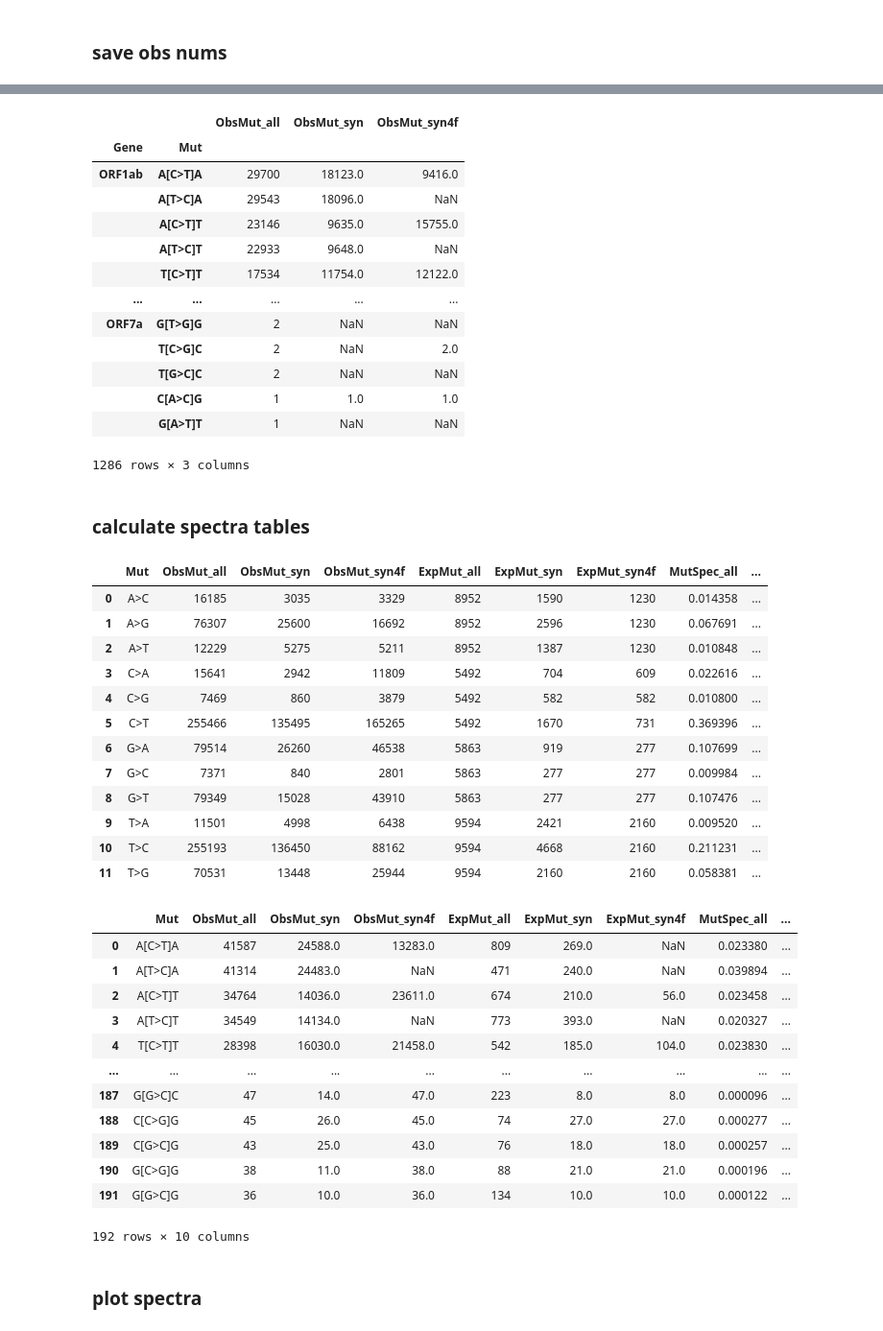
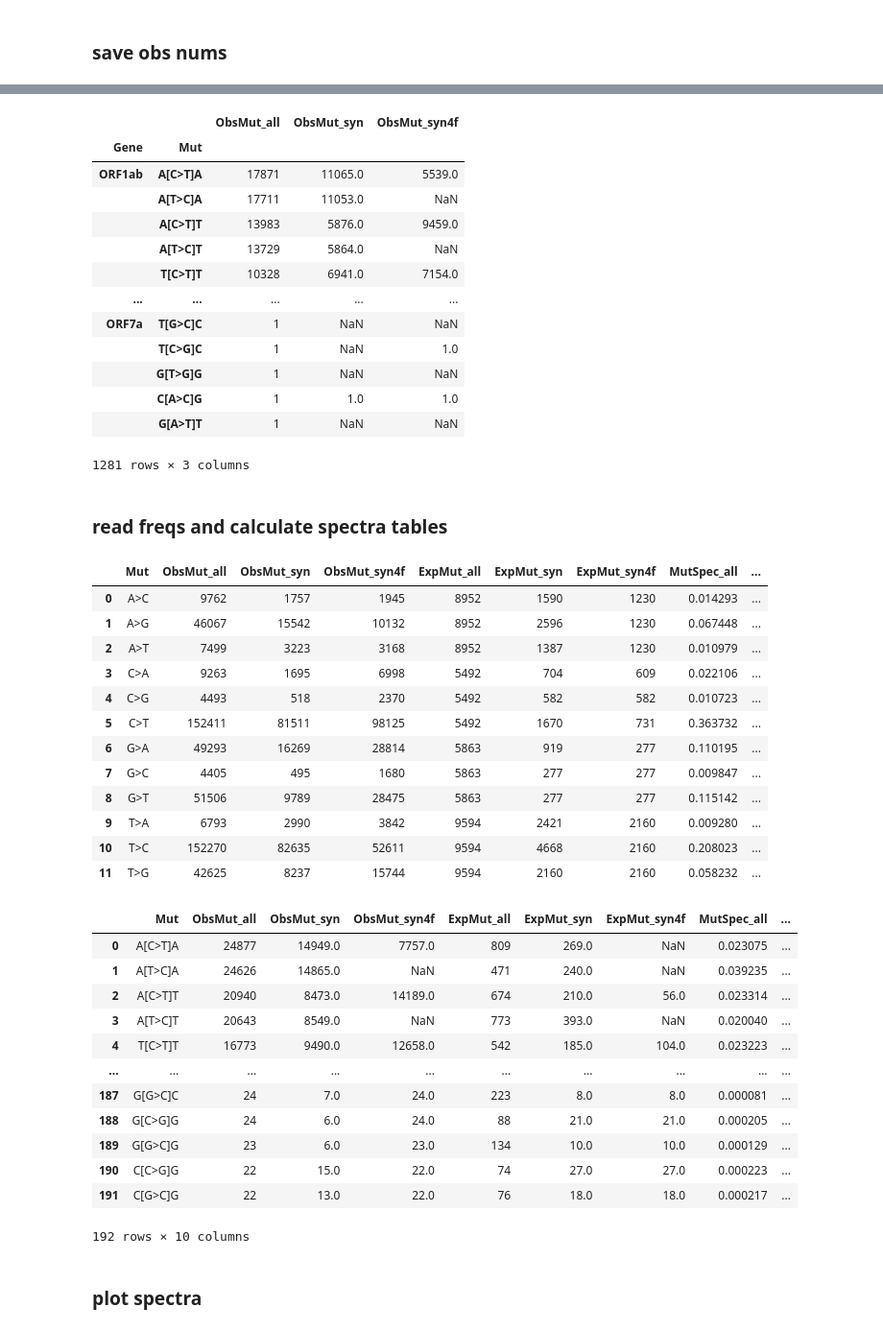
Before and after one commit to mitoclub/RNAViralMutSpec, a Jupyter notebook: notebooks/13.mutspec_verification.ipynb, the cells around one changed output, grey strips where cells are left out. Shown at 96% size. Saved outputs shown, nothing was run; the diff lists cells and outputs as text; code cells hidden in the pictures.

```diff
--- a/notebooks/13.mutspec_verification.ipynb
+++ b/notebooks/13.mutspec_verification.ipynb
@@ -359,73 +359,73 @@ for g in long_genes.index:
     dd2.append(gobs_df.reset_index().set_index(['Gene', 'Mut']))
 
 genes_obs_df = pd.concat(dd2)
-genes_obs_df.to_csv('../data/observed_mutations_genes192.csv')
+genes_obs_df.to_csv('../data/spectra_verification/observed_mutations_genes192leaves.csv')
 genes_obs_df
 # %% [output]
 |  |  | ObsMut_all | ObsMut_syn | ObsMut_syn4f |
 | Gene | Mut |  |  |  |
-| ORF1ab | A[C>T]A | 29700 | 18123.0 | 9416.0 |
-|  | A[T>C]A | 29543 | 18096.0 | NaN |
-|  | A[C>T]T | 23146 | 9635.0 | 15755.0 |
-|  | A[T>C]T | 22933 | 9648.0 | NaN |
-|  | T[C>T]T | 17534 | 11754.0 | 12122.0 |
+| ORF1ab | A[C>T]A | 17871 | 11065.0 | 5539.0 |
+|  | A[T>C]A | 17711 | 11053.0 | NaN |
+|  | A[C>T]T | 13983 | 5876.0 | 9459.0 |
+|  | A[T>C]T | 13729 | 5864.0 | NaN |
+|  | T[C>T]T | 10328 | 6941.0 | 7154.0 |
 | ... | ... | ... | ... | ... |
-| ORF7a | G[T>G]G | 2 | NaN | NaN |
-|  | T[C>G]C | 2 | NaN | 2.0 |
-|  | T[G>C]C | 2 | NaN | NaN |
+| ORF7a | T[G>C]C | 1 | NaN | NaN |
+|  | T[C>G]C | 1 | NaN | 1.0 |
+|  | G[T>G]G | 1 | NaN | NaN |
 |  | C[A>C]G | 1 | 1.0 | 1.0 |
 |  | G[A>T]T | 1 | NaN | NaN |
-1286 rows × 3 columns
+1281 rows × 3 columns
 # %% [markdown]
-### calculate spectra tables
+### read freqs and calculate spectra tables
 # %%
-obs12 = pd.read_csv('../data/observed_mutations_full_genome12.csv')
-exp12 = pd.read_csv('../data/expexted_mutations_full_genome12.csv')
+obs12 = pd.read_csv('../data/spectra_verification/observed_mutations_full_genome12leaves.csv')
+exp12 = pd.read_csv('../data/spectra_verification/expexted_mutations_full_genome12.csv')
 exp12['sbs12'] = exp12['sbs12'].str.replace('U', 'T')
 ms12 = pd.merge(obs12, exp12, on='sbs12')
 ms12.rename(columns={'sbs12':'Mut'}, inplace=True)
 for mt in ['all', 'syn', 'syn4f']:
     ms12[f'MutSpec_{mt}'] = ms12[f'ObsMut_{mt}'] / ms12[f'ExpMut_{mt}']
     ms12[f'MutSpec_{mt}'] = ms12[f'MutSpec_{mt}'] / ms12[f'MutSpec_{mt}'].sum()
-ms12.to_csv('../data/spectra12.csv', index=False)
+ms12.to_csv('../data/spectra_verification/spectra12leaves.csv', index=False)
 ms12
 # %% [output]
 |  | Mut | ObsMut_all | ObsMut_syn | ObsMut_syn4f | ExpMut_all | ExpMut_syn | ExpMut_syn4f | MutSpec_all | ... |
-| 0 | A>C | 16185 | 3035 | 3329 | 8952 | 1590 | 1230 | 0.014358 | ... |
-| 1 | A>G | 76307 | 25600 | 16692 | 8952 | 2596 | 1230 | 0.067691 | ... |
-| 2 | A>T | 12229 | 5275 | 5211 | 8952 | 1387 | 1230 | 0.010848 | ... |
-| 3 | C>A | 15641 | 2942 | 11809 | 5492 | 704 | 609 | 0.022616 | ... |
-| 4 | C>G | 7469 | 860 | 3879 | 5492 | 582 | 582 | 0.010800 | ... |
-| 5 | C>T | 255466 | 135495 | 165265 | 5492 | 1670 | 731 | 0.369396 | ... |
-| 6 | G>A | 79514 | 26260 | 46538 | 5863 | 919 | 277 | 0.107699 | ... |
-| 7 | G>C | 7371 | 840 | 2801 | 5863 | 277 | 277 | 0.009984 | ... |
-| 8 | G>T | 79349 | 15028 | 43910 | 5863 | 277 | 277 | 0.107476 | ... |
-| 9 | T>A | 11501 | 4998 | 6438 | 9594 | 2421 | 2160 | 0.009520 | ... |
-| 10 | T>C | 255193 | 136450 | 88162 | 9594 | 4668 | 2160 | 0.211231 | ... |
-| 11 | T>G | 70531 | 13448 | 25944 | 9594 | 2160 | 2160 | 0.058381 | ... |
+| 0 | A>C | 9762 | 1757 | 1945 | 8952 | 1590 | 1230 | 0.014293 | ... |
+| 1 | A>G | 46067 | 15542 | 10132 | 8952 | 2596 | 1230 | 0.067448 | ... |
+| 2 | A>T | 7499 | 3223 | 3168 | 8952 | 1387 | 1230 | 0.010979 | ... |
+| 3 | C>A | 9263 | 1695 | 6998 | 5492 | 704 | 609 | 0.022106 | ... |
+| 4 | C>G | 4493 | 518 | 2370 | 5492 | 582 | 582 | 0.010723 | ... |
+| 5 | C>T | 152411 | 81511 | 98125 | 5492 | 1670 | 731 | 0.363732 | ... |
+| 6 | G>A | 49293 | 16269 | 28814 | 5863 | 919 | 277 | 0.110195 | ... |
+| 7 | G>C | 4405 | 495 | 1680 | 5863 | 277 | 277 | 0.009847 | ... |
+| 8 | G>T | 51506 | 9789 | 28475 | 5863 | 277 | 277 | 0.115142 | ... |
+| 9 | T>A | 6793 | 2990 | 3842 | 9594 | 2421 | 2160 | 0.009280 | ... |
+| 10 | T>C | 152270 | 82635 | 52611 | 9594 | 4668 | 2160 | 0.208023 | ... |
+| 11 | T>G | 42625 | 8237 | 15744 | 9594 | 2160 | 2160 | 0.058232 | ... |
 # %%
-obs192 = pd.read_csv('../data/observed_mutations_full_genome192.csv')
-exp192 = pd.read_csv('../data/expexted_mutations_full_genome192.csv')
+obs192 = pd.read_csv('../data/spectra_verification/observed_mutations_full_genome192leaves.csv')
+exp192 = pd.read_csv('../data/spectra_verification/expexted_mutations_full_genome192.csv')
 exp192['Mut'] = exp192['Mut'].str.replace('U', 'T')
 ms192 = pd.merge(obs192, exp192, on='Mut')
 for mt in ['all', 'syn', 'syn4f']:
     ms192[f'MutSpec_{mt}'] = ms192[f'ObsMut_{mt}'] / ms192[f'ExpMut_{mt}']
     ms192[f'MutSpec_{mt}'] = ms192[f'MutSpec_{mt}'] / ms192[f'MutSpec_{mt}'].sum()
-ms192.to_csv('../data/spectra192.csv', index=False)
+ms192.to_csv('../data/spectra_verification/spectra192leaves.csv', index=False)
 ms192
 # %% [output]
 |  | Mut | ObsMut_all | ObsMut_syn | ObsMut_syn4f | ExpMut_all | ExpMut_syn | ExpMut_syn4f | MutSpec_all | ... |
-| 0 | A[C>T]A | 41587 | 24588.0 | 13283.0 | 809 | 269.0 | NaN | 0.023380 | ... |
-| 1 | A[T>C]A | 41314 | 24483.0 | NaN | 471 | 240.0 | NaN | 0.039894 | ... |
-| 2 | A[C>T]T | 34764 | 14036.0 | 23611.0 | 674 | 210.0 | 56.0 | 0.023458 | ... |
-| 3 | A[T>C]T | 34549 | 14134.0 | NaN | 773 | 393.0 | NaN | 0.020327 | ... |
-| 4 | T[C>T]T | 28398 | 16030.0 | 21458.0 | 542 | 185.0 | 104.0 | 0.023830 | ... |
+| 0 | A[C>T]A | 24877 | 14949.0 | 7757.0 | 809 | 269.0 | NaN | 0.023075 | ... |
+| 1 | A[T>C]A | 24626 | 14865.0 | NaN | 471 | 240.0 | NaN | 0.039235 | ... |
+| 2 | A[C>T]T | 20940 | 8473.0 | 14189.0 | 674 | 210.0 | 56.0 | 0.023314 | ... |
+| 3 | A[T>C]T | 20643 | 8549.0 | NaN | 773 | 393.0 | NaN | 0.020040 | ... |
+| 4 | T[C>T]T | 16773 | 9490.0 | 12658.0 | 542 | 185.0 | 104.0 | 0.023223 | ... |
 | ... | ... | ... | ... | ... | ... | ... | ... | ... | ... |
-| 187 | G[G>C]C | 47 | 14.0 | 47.0 | 223 | 8.0 | 8.0 | 0.000096 | ... |
-| 188 | C[C>G]G | 45 | 26.0 | 45.0 | 74 | 27.0 | 27.0 | 0.000277 | ... |
-| 189 | C[G>C]G | 43 | 25.0 | 43.0 | 76 | 18.0 | 18.0 | 0.000257 | ... |
-| 190 | G[C>G]G | 38 | 11.0 | 38.0 | 88 | 21.0 | 21.0 | 0.000196 | ... |
-| 191 | G[G>C]G | 36 | 10.0 | 36.0 | 134 | 10.0 | 10.0 | 0.000122 | ... |
+| 187 | G[G>C]C | 24 | 7.0 | 24.0 | 223 | 8.0 | 8.0 | 0.000081 | ... |
+| 188 | G[C>G]G | 24 | 6.0 | 24.0 | 88 | 21.0 | 21.0 | 0.000205 | ... |
+| 189 | G[G>C]G | 23 | 6.0 | 23.0 | 134 | 10.0 | 10.0 | 0.000129 | ... |
+| 190 | C[C>G]G | 22 | 15.0 | 22.0 | 74 | 27.0 | 27.0 | 0.000223 | ... |
+| 191 | C[G>C]G | 22 | 13.0 | 22.0 | 76 | 18.0 | 18.0 | 0.000217 | ... |
 192 rows × 10 columns
 # %% [markdown]
 ### plot spectra
```
Also changed, not shown: parts of 9 cells of this notebook, 7 other files.
